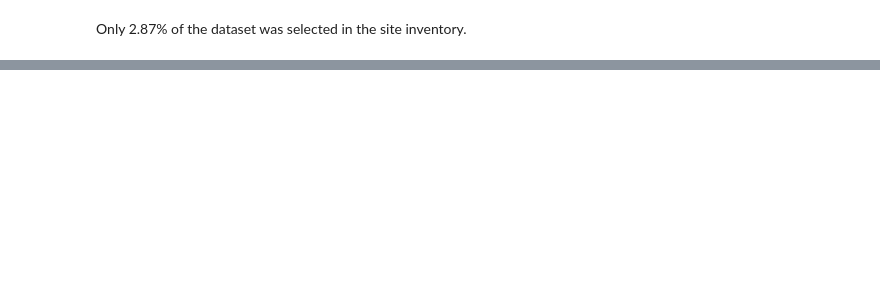
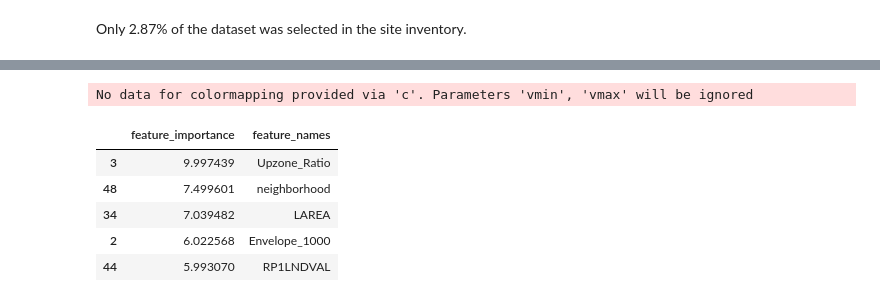
Before and after one commit to sdamerdji/dissertation, a Jupyter notebook: pdev/doubleml.ipynb, the cells around one changed output, grey strips where cells are left out. Saved outputs shown, nothing was run; the diff lists cells and outputs as text; code cells hidden in the pictures; blank space fills up the shorter version.

```diff
--- a/pdev/doubleml.ipynb
+++ b/pdev/doubleml.ipynb
@@ -180,0 +509,4 @@ dml_plr_obj.confint()
+# %%
+catboostFinalOR = CatBoostClassifier(**best, loss_function='Logloss')
+# %%
+catboostFinalOR.fit(train_dataset_or)
@@ -180,0 +557,29 @@ dml_plr_obj.confint()
+# %%
+plt.clf()
+shap.summary_plot(shap_values,
+                  validX_or,
+                  feature_names=validX_or.columns,
+                  color=my_cmap,
+                  max_display=10,
+                  class_names=['Built', 'Not'],
+                  show=False)  # show = False in order to save the figure properly
+# plt.show()
+plt.xticks(fontsize=14)
+plt.yticks(fontsize=14)
+plt.savefig('./figures/shapleyvals_or.png', bbox_inches="tight")
+# %% [output]
+No data for colormapping provided via 'c'. Parameters 'vmin', 'vmax' will be ignored
+# %%
+ftimp_or = pd.DataFrame({'feature_importance': catboostFinalOR.get_feature_importance(train_dataset_or),
+                         'feature_names': trainX_or.columns})
+# %%
+ftimp_or = ftimp_or.sort_values(by=['feature_importance'], ascending=False)
+# %%
+ftimp_or.head()
+# %% [output]
+|  | feature_importance | feature_names |
+| 3 | 9.997439 | Upzone_Ratio |
+| 48 | 7.499601 | neighborhood |
+| 34 | 7.039482 | LAREA |
+| 2 | 6.022568 | Envelope_1000 |
+| 44 | 5.993070 | RP1LNDVAL |
```
Also changed, not shown: parts of 82 cells of this notebook, 6 other files.
